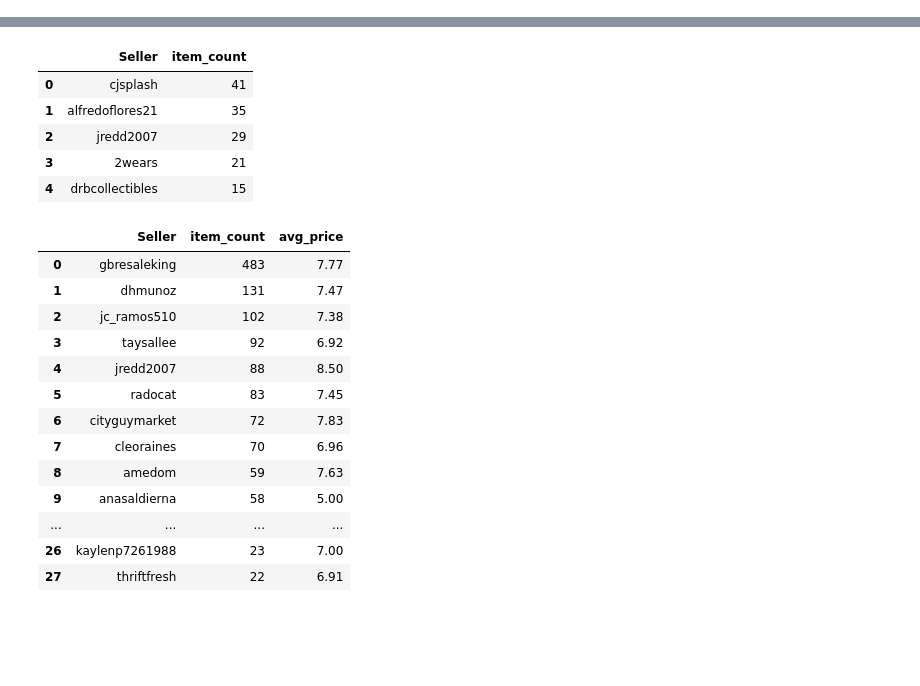
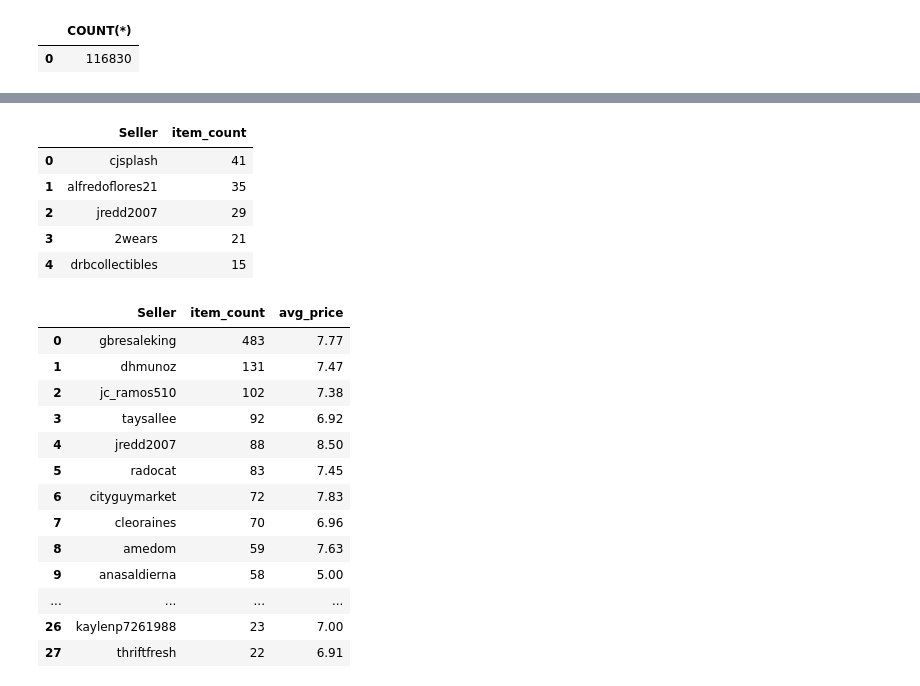
Before and after one commit to KevinH2003/poshmark_scraper, a Jupyter notebook: queries.ipynb, the cells around one changed output, grey strips where cells are left out. Cells and saved outputs as stored; diff of their text form; code cells hidden in the pictures; blank space fills up the shorter version.

```diff
--- a/queries.ipynb
+++ b/queries.ipynb
@@ -13,3 +56,14 @@ conn = sqlite3.connect(db_path)
+# %%
+query = """
+SELECT COUNT(*)
+FROM listings
+"""
+
+result = pd.read_sql(query, conn)
+display(result)
+# %% [output]
+|  | COUNT(*) |
+| 0 | 116830 |
 # %%
 query = """
 SELECT
```
Also changed, not shown: parts of 2 cells of this notebook, 8 other files.
